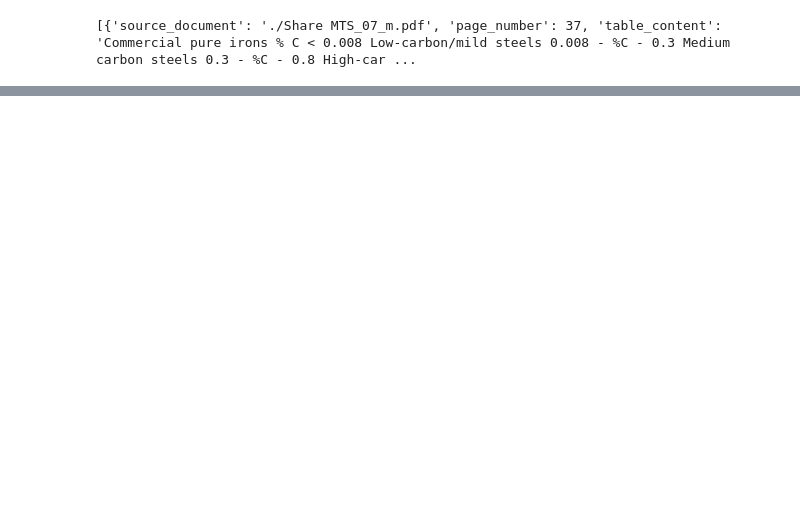
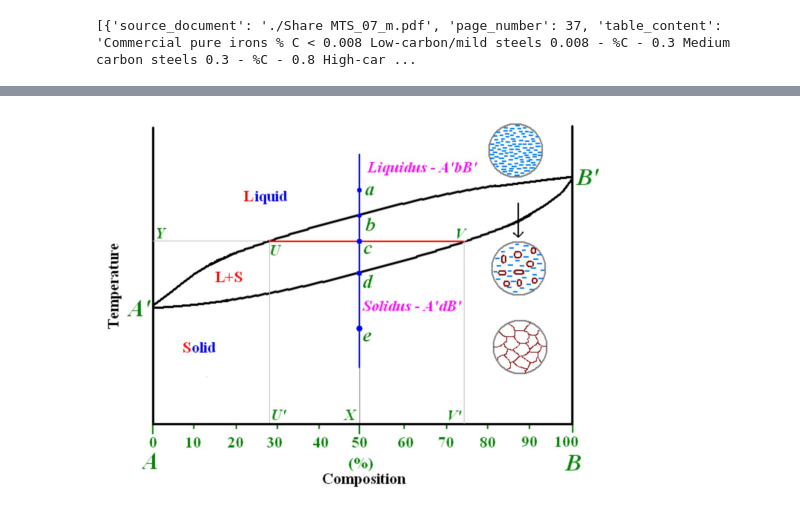
Before and after one commit to Sukruth097/project, a Jupyter notebook: notebook/dataingestion.ipynb, the cells around one changed output, grey strips where cells are left out. Saved outputs shown, nothing was run; the diff lists cells and outputs as text; code cells hidden in the pictures; blank space fills up the shorter version.

```diff
--- a/notebook/dataingestion.ipynb
+++ b/notebook/dataingestion.ipynb
@@ -504,0 +698,8 @@ The image shows a Time-Temperature-Transformation (TTT) and Continuous-Cooling-T
+# %%
+img = Image.open("./images/figure-11-9.jpg")
+
+plt.imshow(img)
+plt.axis('off')
+plt.show()
+# %% [output]
+[figure, added]
```
Also changed, not shown: parts of 38 cells of this notebook, 5 other files.
